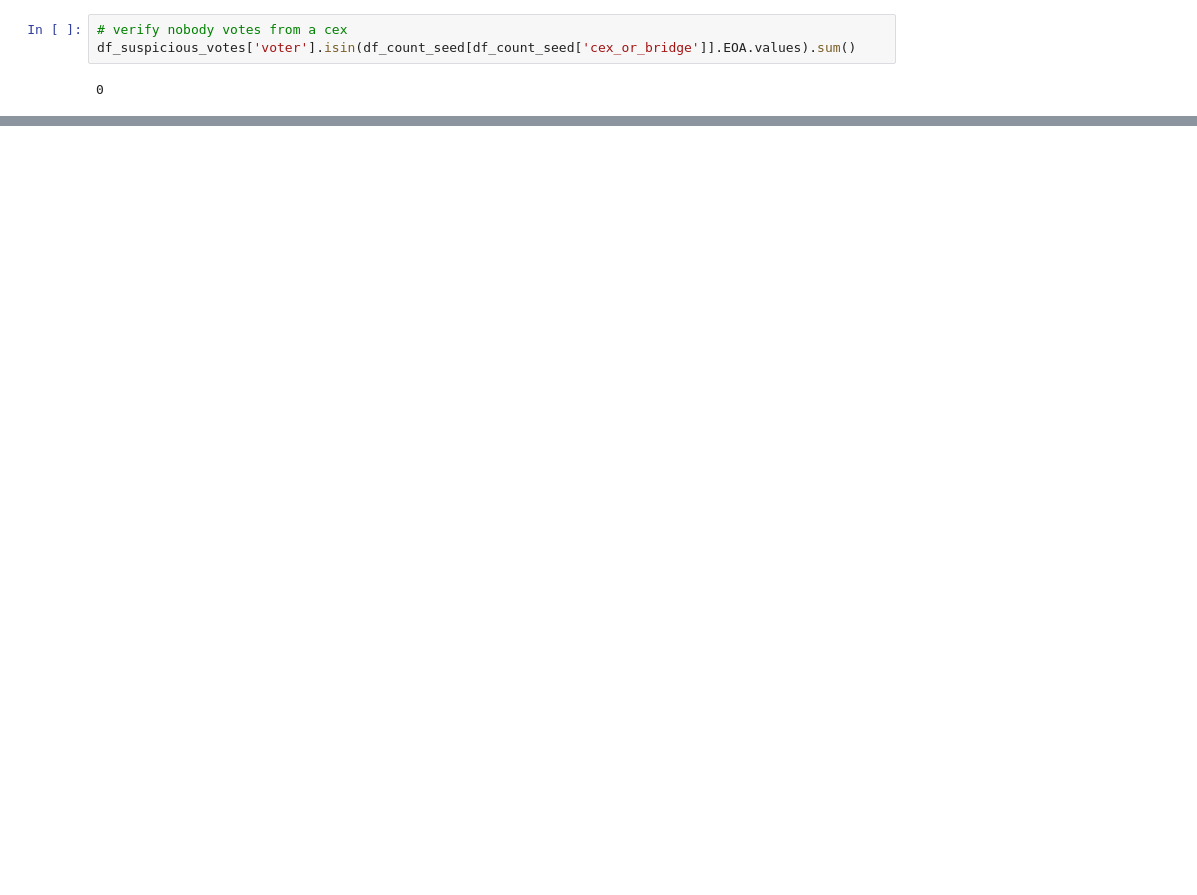
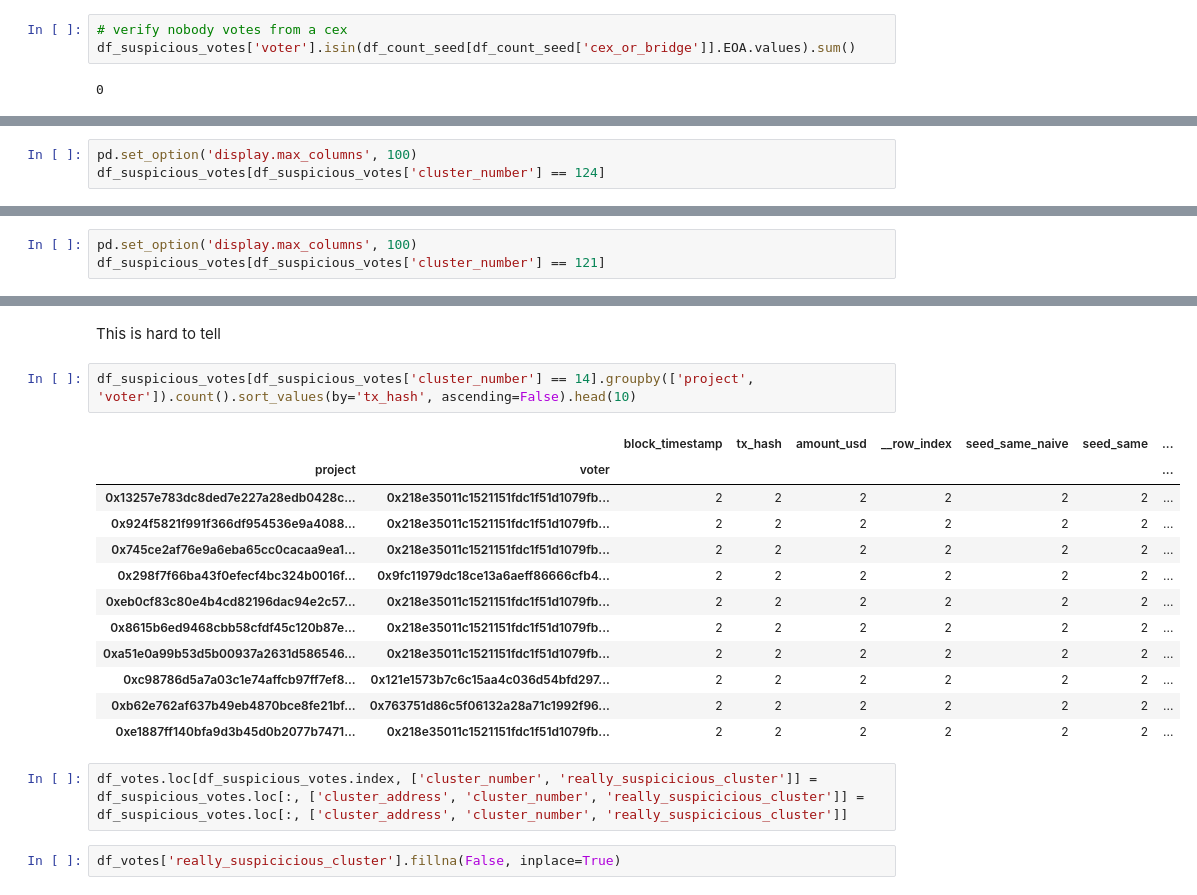
Before and after one commit to poupou-web3/beta-rounds-vote-analysis, a Jupyter notebook: jupyter-after-round/citizen_seed_feature.ipynb, the cells around one changed output, grey strips where cells are left out. Drawn from its saved outputs; the diff is of its cells as text; blank space fills up the shorter version.

```diff
--- a/jupyter-after-round/citizen_seed_feature.ipynb
+++ b/jupyter-after-round/citizen_seed_feature.ipynb
@@ -373,0 +282,3 @@ df_suspicious_votes.groupby('project').count().sort_values(by='voter', ascending
+# %%
+pd.set_option('display.max_columns', 100)
+df_suspicious_votes[df_suspicious_votes['cluster_number'] == 124]
@@ -373,0 +291,3 @@ df_suspicious_votes.groupby('project').count().sort_values(by='voter', ascending
+# %%
+pd.set_option('display.max_columns', 100)
+df_suspicious_votes[df_suspicious_votes['cluster_number'] == 121]
@@ -373,0 +473,21 @@ df_suspicious_votes.groupby('project').count().sort_values(by='voter', ascending
+# %% [markdown]
+This is hard to tell
+# %%
+df_suspicious_votes[df_suspicious_votes['cluster_number'] == 14].groupby(['project', 'voter']).count().sort_values(by='tx_hash', ascending=False).head(10)
+# %% [output]
+|  |  | block_timestamp | tx_hash | amount_usd | __row_index | seed_same_naive | seed_same | ... |
+| project | voter |  |  |  |  |  |  | ... |
+| 0x13257e783dc8ded7e227a28edb0428c... | 0x218e35011c1521151fdc1f51d1079fb... | 2 | 2 | 2 | 2 | 2 | 2 | ... |
+| 0x924f5821f991f366df954536e9a4088... | 0x218e35011c1521151fdc1f51d1079fb... | 2 | 2 | 2 | 2 | 2 | 2 | ... |
+| 0x745ce2af76e9a6eba65cc0cacaa9ea1... | 0x218e35011c1521151fdc1f51d1079fb... | 2 | 2 | 2 | 2 | 2 | 2 | ... |
+| 0x298f7f66ba43f0efecf4bc324b0016f... | 0x9fc11979dc18ce13a6aeff86666cfb4... | 2 | 2 | 2 | 2 | 2 | 2 | ... |
+| 0xeb0cf83c80e4b4cd82196dac94e2c57... | 0x218e35011c1521151fdc1f51d1079fb... | 2 | 2 | 2 | 2 | 2 | 2 | ... |
+| 0x8615b6ed9468cbb58cfdf45c120b87e... | 0x218e35011c1521151fdc1f51d1079fb... | 2 | 2 | 2 | 2 | 2 | 2 | ... |
+| 0xa51e0a99b53d5b00937a2631d586546... | 0x218e35011c1521151fdc1f51d1079fb... | 2 | 2 | 2 | 2 | 2 | 2 | ... |
+| 0xc98786d5a7a03c1e74affcb97ff7ef8... | 0x121e1573b7c6c15aa4c036d54bfd297... | 2 | 2 | 2 | 2 | 2 | 2 | ... |
+| 0xb62e762af637b49eb4870bce8fe21bf... | 0x763751d86c5f06132a28a71c1992f96... | 2 | 2 | 2 | 2 | 2 | 2 | ... |
+| 0xe1887ff140bfa9d3b45d0b2077b7471... | 0x218e35011c1521151fdc1f51d1079fb... | 2 | 2 | 2 | 2 | 2 | 2 | ... |
+# %%
+df_votes.loc[df_suspicious_votes.index, ['cluster_number', 'really_suspicicious_cluster']] = df_suspicious_votes.loc[:, ['cluster_address', 'cluster_number', 'really_suspicicious_cluster']] = df_suspicious_votes.loc[:, ['cluster_address', 'cluster_number', 'really_suspicicious_cluster']]
+# %%
+df_votes['really_suspicicious_cluster'].fillna(False, inplace=True)
```
Also changed, not shown: parts of 72 cells of this notebook.
